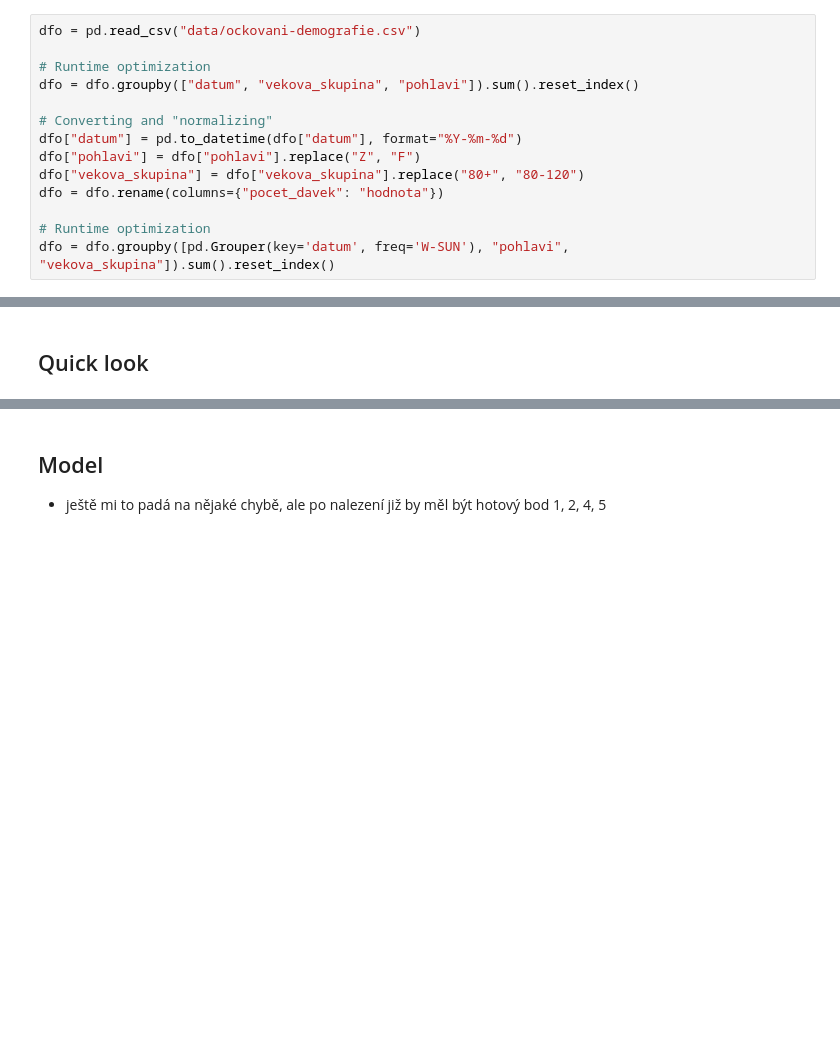
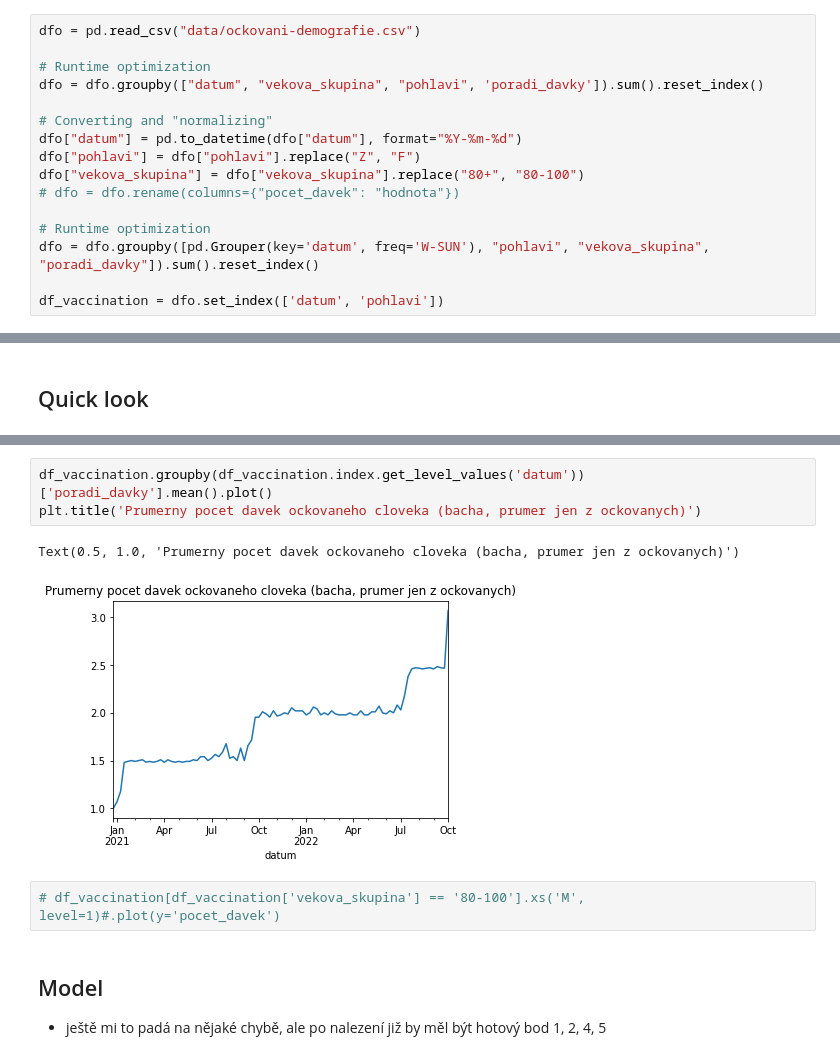
Before and after one commit to PalackyUniversity/nobel-model, a Jupyter notebook: main.ipynb, the cells around one changed output, grey strips where cells are left out. Cells and saved outputs as stored; diff of their text form; blank space fills up the shorter version.

```diff
--- a/main.ipynb
+++ b/main.ipynb
@@ -46,13 +57,15 @@ dfd = dfd.rename(columns={"tyden": "datum"})
 dfo = pd.read_csv("data/ockovani-demografie.csv")
 
 # Runtime optimization
-dfo = dfo.groupby(["datum", "vekova_skupina", "pohlavi"]).sum().reset_index()
+dfo = dfo.groupby(["datum", "vekova_skupina", "pohlavi", 'poradi_davky']).sum().reset_index()
 
 # Converting and "normalizing"
 dfo["datum"] = pd.to_datetime(dfo["datum"], format="%Y-%m-%d")
 dfo["pohlavi"] = dfo["pohlavi"].replace("Z", "F")
-dfo["vekova_skupina"] = dfo["vekova_skupina"].replace("80+", "80-120")
-dfo = dfo.rename(columns={"pocet_davek": "hodnota"})
+dfo["vekova_skupina"] = dfo["vekova_skupina"].replace("80+", "80-100")
+# dfo = dfo.rename(columns={"pocet_davek": "hodnota"})
 
 # Runtime optimization
-dfo = dfo.groupby([pd.Grouper(key='datum', freq='W-SUN'), "pohlavi", "vekova_skupina"]).sum().reset_index()
+dfo = dfo.groupby([pd.Grouper(key='datum', freq='W-SUN'), "pohlavi", "vekova_skupina", "poradi_davky"]).sum().reset_index()
+
+df_vaccination = dfo.set_index(['datum', 'pohlavi'])
@@ -113,3 +126,11 @@ dfo
+# %%
+df_vaccination.groupby(df_vaccination.index.get_level_values('datum'))['poradi_davky'].mean().plot()
+plt.title('Prumerny pocet davek ockovaneho cloveka (bacha, prumer jen z ockovanych)')
+# %% [output]
+Text(0.5, 1.0, 'Prumerny pocet davek ockovaneho cloveka (bacha, prumer jen z ockovanych)')
+[figure, added]
+# %%
+# df_vaccination[df_vaccination['vekova_skupina'] == '80-100'].xs('M', level=1)#.plot(y='pocet_davek')
 # %% [markdown]
 ## Model
 
```
Also changed, not shown: parts of 15 cells of this notebook.
